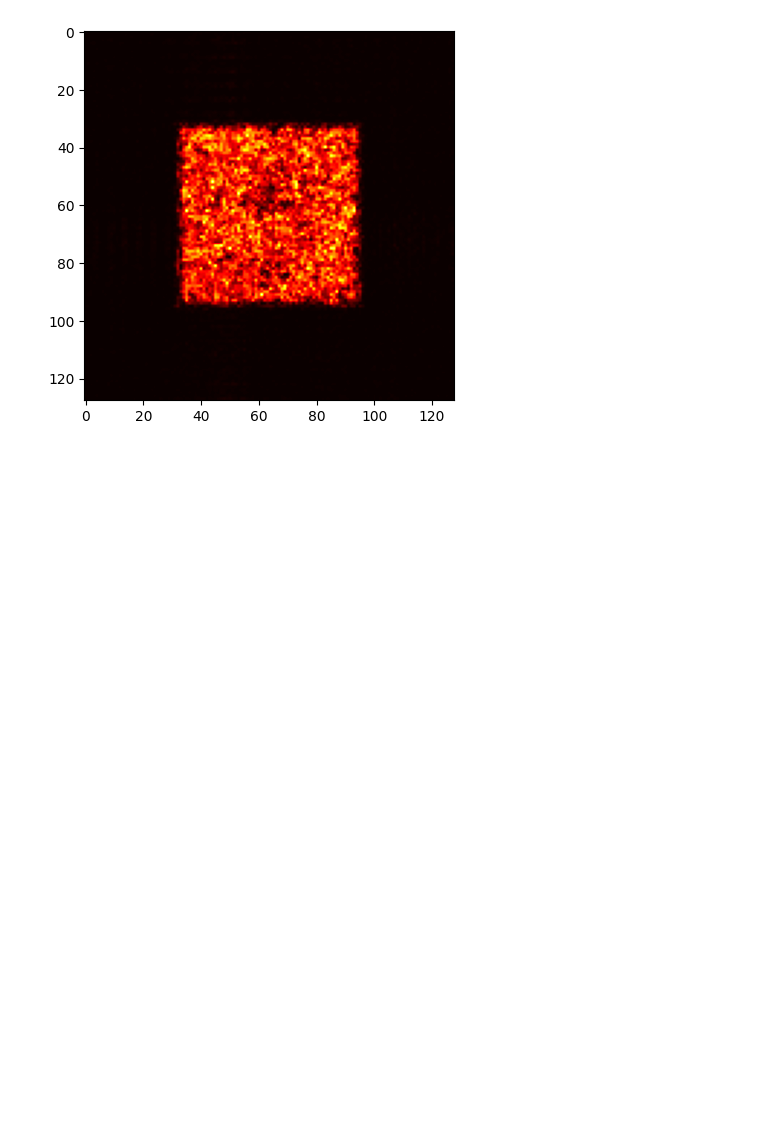
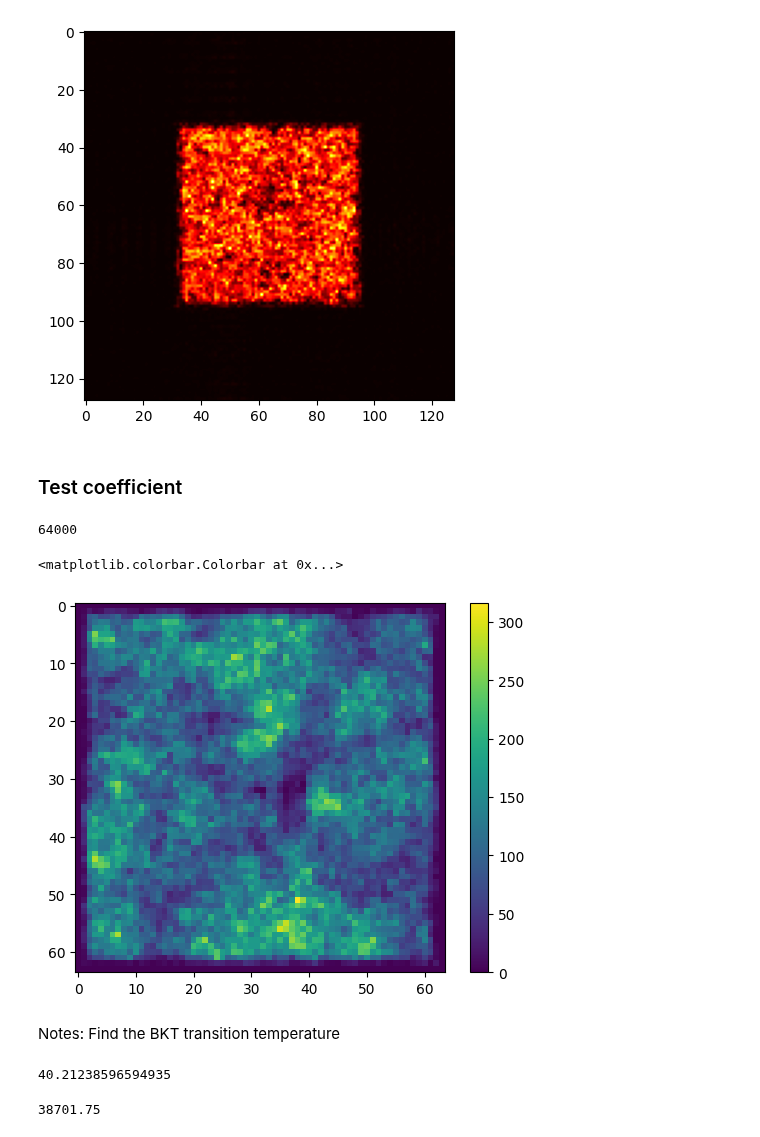
Before and after one commit to easuit24/BECs2, a Jupyter notebook: vortexnoise_investigation.ipynb, the cells around one changed output. Saved outputs shown, nothing was run; the diff lists cells and outputs as text; code cells hidden in the pictures; blank space fills up the shorter version.

```diff
--- a/vortexnoise_investigation.ipynb
+++ b/vortexnoise_investigation.ipynb
@@ -79,3 +85,6 @@ plt.imshow(np.abs(g.snaps[-1])**2, cmap = plt.cm.hot)
 # %% [output]
 <matplotlib.image.AxesImage at 0x...>
 [figure]
+# %% [markdown]
+
+### Test coefficient
@@ -81,0 +93,18 @@ plt.imshow(np.abs(g.snaps[-1])**2, cmap = plt.cm.hot)
+# %%
+print(g.gpeobj.Natoms)
+# %% [output]
+64000
+# %%
+plt.figure()
+plt.imshow(np.abs(g.snaps[0])**2)
+plt.colorbar()
+# %% [output]
+<matplotlib.colorbar.Colorbar at 0x...>
+[figure, added]
+# %% [markdown]
+Notes: Find the BKT transition temperature
+# %%
+E0 = 1/g.gpeobj.g*np.pi
+print(E0/2)
+# %% [output]
+40.21238596594935
@@ -81,0 +119,8 @@ plt.imshow(np.abs(g.snaps[-1])**2, cmap = plt.cm.hot)
+# %%
+psix = ifft2(psik)
+print(np.sum(np.abs(psix)**2))
+
+# at higher temperatures there is a higher ratio of atoms in the thermal cloud but the number of atoms in the condensate stays constant - this could be something to fix
+# find out how many atoms are in the thermal cloud at a reasonable amount of temperature and make sure the number of atoms is conserved
+# %% [output]
+38701.75
```
Also changed, not shown: parts of 7 cells of this notebook, 2 other files.
